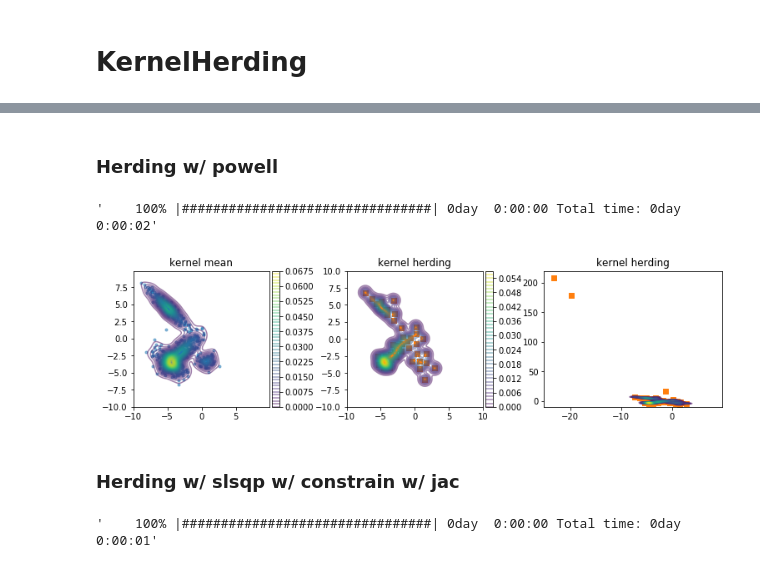
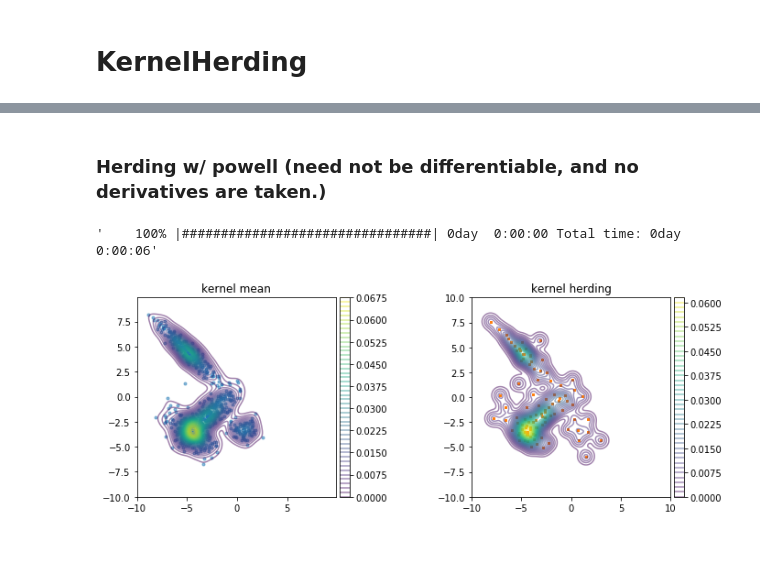
Before and after one commit to JohnYKiyo/kernel_method_numpy, a Jupyter notebook: kernelHerding.ipynb, the cells around one changed output, grey strips where cells are left out. Drawn from its saved outputs; the diff is of its cells as text; code cells hidden in the pictures.

Commit message:
[update] herding test notebook

```diff
--- a/kernelHerding.ipynb
+++ b/kernelHerding.ipynb
@@ -72,14 +72,14 @@ approximation_mean
 kernel
 supersample
 # %% [markdown]
-### Herding w/ powell
+### Herding w/ powell (need not be differentiable, and no derivatives are taken.)
 # %%
 supersample_powell = KH.supersample(
-    sample_size=50,
+    sample_size=100,
     optimizer='scipy_optim',
     method='powell')
 # %% [output]
-'    100% |################################| 0day  0:00:00 Total time: 0day  0:00:02'
+'    100% |################################| 0day  0:00:00 Total time: 0day  0:00:06'
 # %%
 x = np.arange(-10.0,10,0.1)
 y = np.arange(-10.0,10,0.1)
@@ -93,58 +93,30 @@ original_z = original_z.reshape(xx.shape[0],-1)
 
 original_samples = KH.KM.x.copy()
 # %%
-fig = plt.figure(figsize=[13,3])
-ax1 = fig.add_subplot(131)
+fig = plt.figure(figsize=[12,4])
+ax1 = fig.add_subplot(121)
 ax1.set_title('kernel mean')
 cbar1 = ax1.contour(xx,yy,original_z,50,alpha=0.5)
 ax1.scatter(original_samples.iloc[:,0], original_samples.iloc[:,1] ,alpha=0.5,marker='.')
 ax1.set_xlim([-10,10])
 ax1.set_ylim([-10,10])
 ax1.axis("image")
 divider = mpl_toolkits.axes_grid1.make_axes_locatable(ax1)
 cax = divider.new_horizontal(size="5%", pad=0.05)
-cax.yaxis.set_major_formatter(ptick.ScalarFormatter(useMathText=True))
-cax.yaxis.offsetText.set_fontsize(10)
-cax.ticklabel_format(style='sci',axis='y',scilimits=(0,0))
 fig.add_axes(cax)
 fig.colorbar(cbar1,cax=cax)
 
-ax2 = fig.add_subplot(132)
+ax2 = fig.add_subplot(122)
 ax2.set_title('kernel herding')
 cbar2 = ax2.contour(xx,yy,herding_z,50,alpha=0.5)
-ax2.scatter(KH.samples[:,0],KH.samples[:,1],marker='s',color='C1')
+ax2.scatter(KH.samples[:,0],KH.samples[:,1],marker='s',s=8,color='C1')
 ax2.axis("image")
 divider = mpl_toolkits.axes_grid1.make_axes_locatable(ax2)
 cax2 = divider.new_horizontal(size="5%", pad=0.05)
 ax2.set_xlim([-10,10])
 ax2.set_ylim([-10,10])
 fig.add_axes(cax2)
 fig.colorbar(cbar2,cax=cax2)
-
-ax3 = fig.add_subplot(133)
-ax3.set_title('kernel herding')
-cbar3 = ax3.contour(xx,yy,herding_z,50,alpha=0.5)
-ax3.scatter(KH.samples[:,0],KH.samples[:,1],marker='s',color='C1')
 fig.show()
 # %% [output]
-[figure, old version]
+[figure, new version]
-# %% [markdown]
-### Herding w/ slsqp w/ constrain w/ jac
-# %%
-cons = ({'type': 'ineq',
-         'fun' : lambda x: -(x[0] - 2.593)},
-        {'type': 'ineq',
-         'fun' : lambda x:  (x[0] + 8.9)},
-        {'type': 'ineq',
-         'fun' : lambda x: -(x[1] - 8.2)},
-        {'type': 'ineq',
-         'fun' : lambda x:  (x[1] + 6.6)})
-
-supersample_slsqp = KH.supersample(
-    sample_size=50,
-    optimizer='scipy_optim',
-    method='slsqp',
-    constraints=cons,
-    jac='grad')
-# %% [output]
-'    100% |################################| 0day  0:00:00 Total time: 0day  0:00:01'
```
Also changed, not shown: parts of 29 cells of this notebook, 1 other file.
